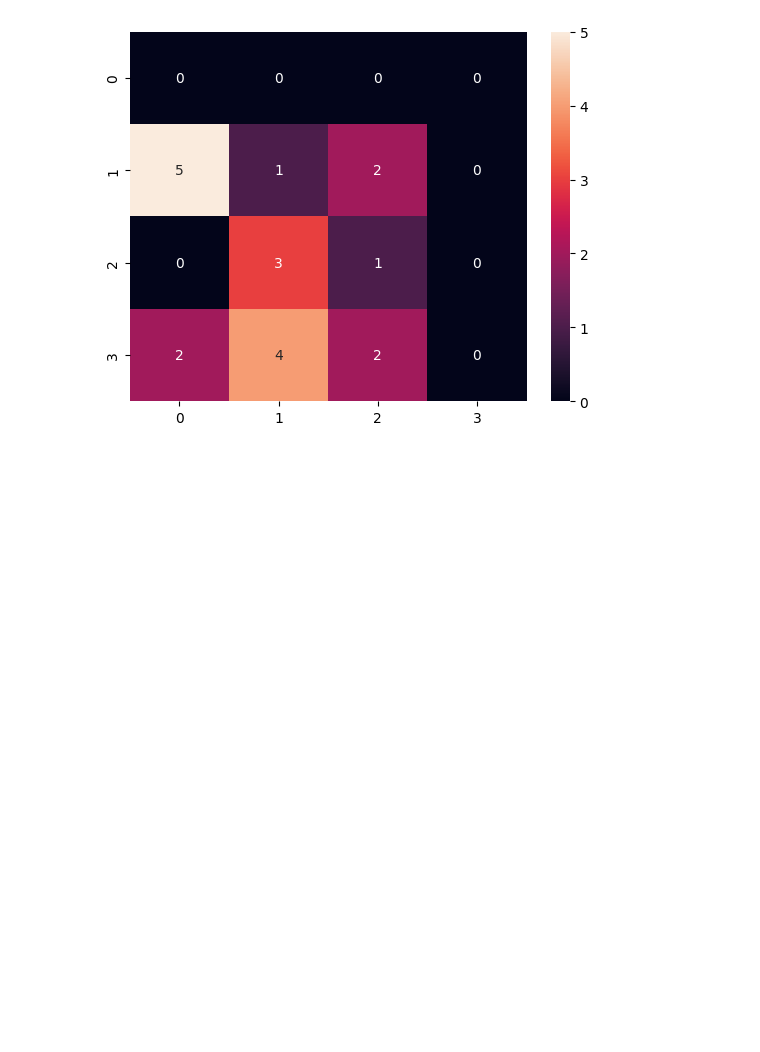
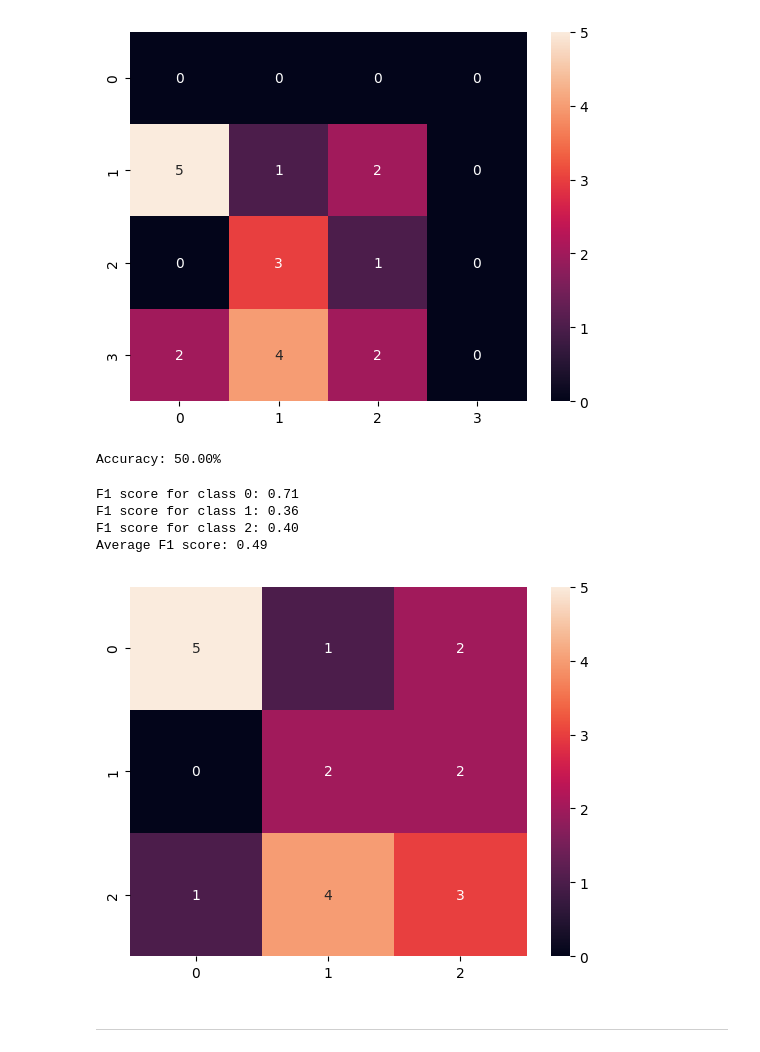
Before and after one commit to codened/DataStorm-4.0, a Jupyter notebook: stormingRoundDay_2/DataStorm_4_0_new - Copy.ipynb, the cells around one changed output. Saved outputs shown, nothing was run; the diff lists cells and outputs as text; code cells hidden in the pictures; blank space fills up the shorter version.

```diff
--- a/stormingRoundDay_2/DataStorm_4_0_new - Copy.ipynb
+++ b/stormingRoundDay_2/DataStorm_4_0_new - Copy.ipynb
@@ -545,3 +545,60 @@ sns.heatmap(matrix, annot=True)
 plt.show()
 # %% [output]
 [figure]
+# %%
+from sklearn.neighbors import KNeighborsClassifier
+# define the KNN model
+model = KNeighborsClassifier(n_neighbors=5)
+
+# train the model on the training data
+model.fit(X_train, y_train)
+
+# make predictions on the testing data
+y_pred_knn = model.predict(X_test)
+
+# calculate the accuracy score of the predictions
+accuracy = accuracy_score(y_test, y_pred_knn)
+print("Accuracy: %.2f%%" % (accuracy * 100.0))
+# %% [output]
+Accuracy: 50.00%
+# %%
+predDf_knn=pd.DataFrame(y_pred_knn, columns=['shop_profile'])
+# Concatenate DataFrames
+concatenatedRes_df_knn = pd.concat([shop_id_x_test, predDf_knn], axis=1)
+# concatenatedRes_df = pd.concat([concatenatedRes_df, shop_id_x_test], axis=1)
+# concatenated_df = pd.concat([shop_id_x_test, predDf], ignore_index=True)
+# expectedResult=expectedResult['shop_profile']
+concatenatedRes_df_knn=concatenatedRes_df_knn['shop_profile']
+# %%
+# Calculate F1 score for each class
+f1_class0 = f1_score(expectedResult, concatenatedRes_df_knn, labels=[1], average='weighted')
+f1_class1 = f1_score(expectedResult, concatenatedRes_df_knn, labels=[2], average='weighted')
+f1_class2 = f1_score(expectedResult, concatenatedRes_df_knn, labels=[3], average='weighted')
+
+# Calculate average F1 score
+f1_average = (f1_class0 + f1_class1 + f1_class2) / 3
+
+print(f"F1 score for class 0: {f1_class0:.2f}")
+print(f"F1 score for class 1: {f1_class1:.2f}")
+print(f"F1 score for class 2: {f1_class2:.2f}")
+print(f"Average F1 score: {f1_average:.2f}")
+# %% [output]
+F1 score for class 0: 0.71
+F1 score for class 1: 0.36
+F1 score for class 2: 0.40
+Average F1 score: 0.49
+# %%
+import matplotlib.pyplot as plt
+import seaborn as sns
+from sklearn.metrics import confusion_matrix
+
+# Create confusion matrix
+matrix = confusion_matrix(expectedResult, concatenatedRes_df_knn)
+
+# Visualize confusion matrix
+sns.heatmap(matrix, annot=True)
+plt.show()
+# %% [output]
+[figure, added]
+# %% [markdown]
+---------------------------------------------------------------------------------------------------------------------
```
Also changed, not shown: parts of 6 cells of this notebook.
